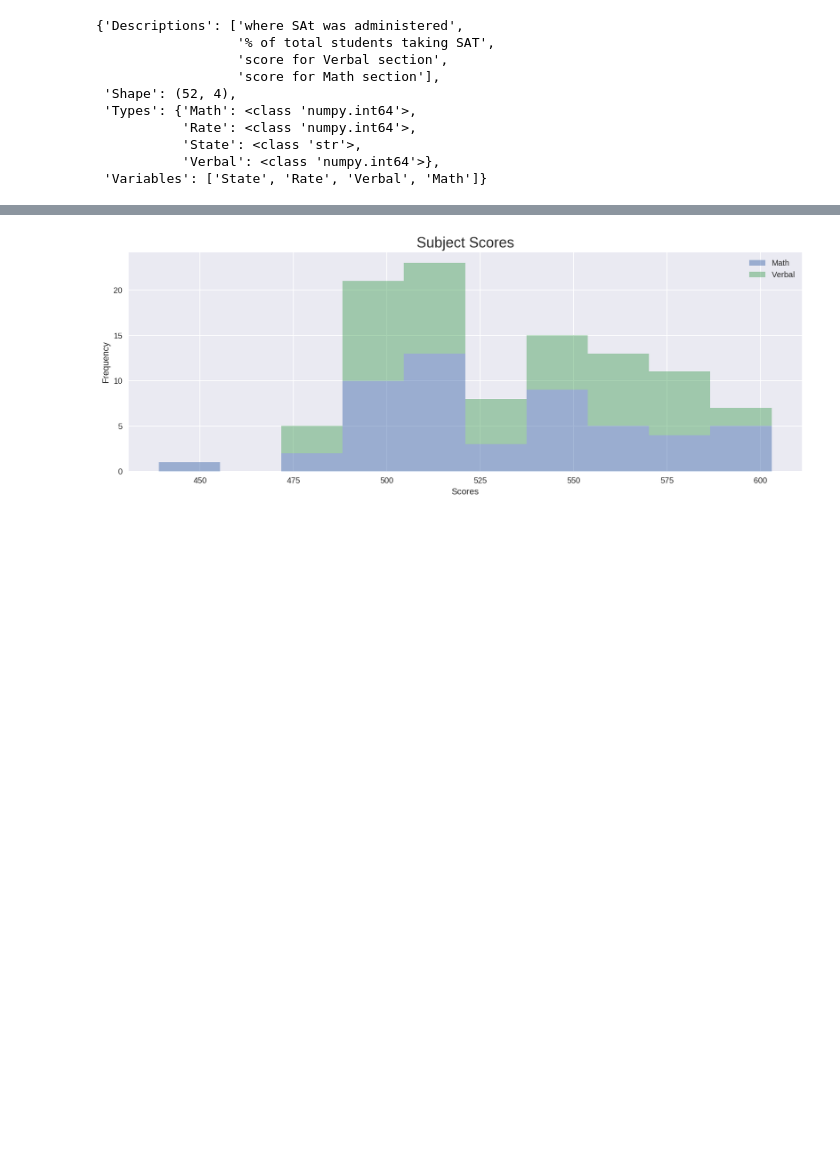
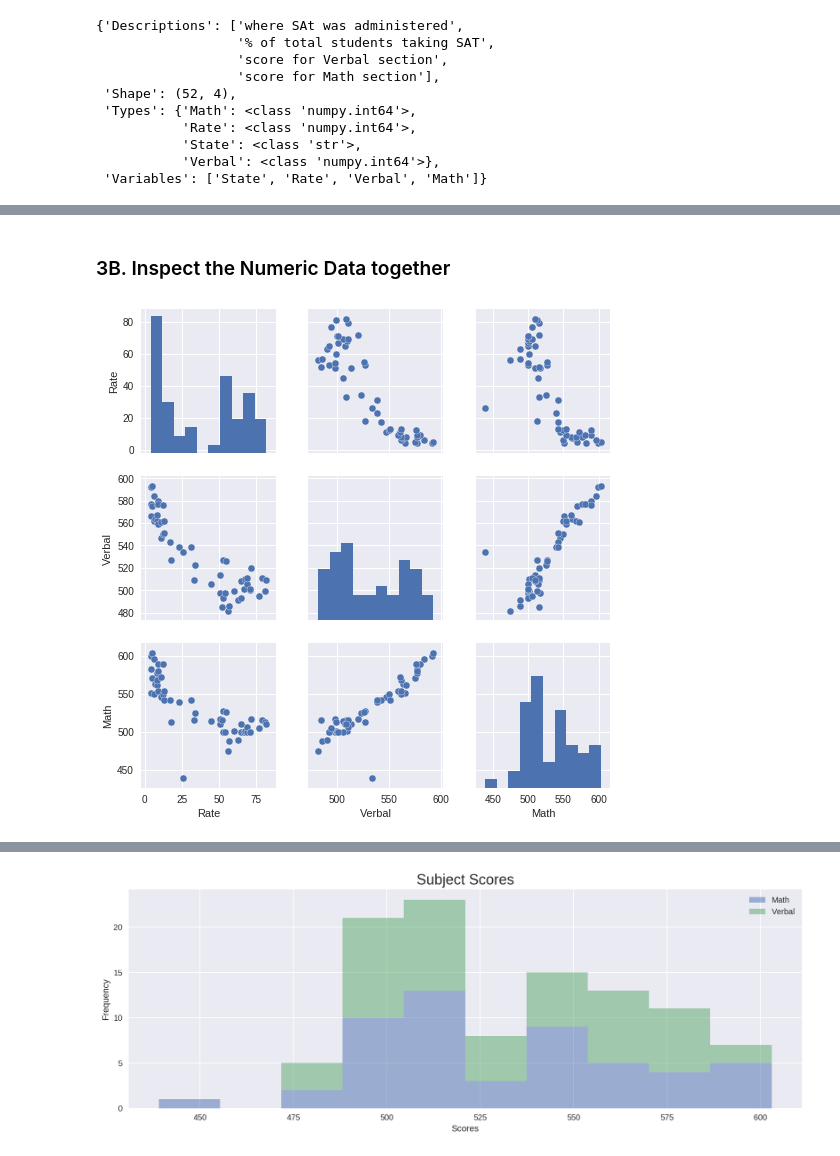
Before and after one commit to godsylla/Civic-Data-Analysis, a Jupyter notebook: ipynb/Civic-Data-Analysis.ipynb, the cells around one changed output, grey strips where cells are left out. Saved outputs shown, nothing was run; the diff lists cells and outputs as text; code cells hidden in the pictures; blank space fills up the shorter version.

```diff
--- a/ipynb/Civic-Data-Analysis.ipynb
+++ b/ipynb/Civic-Data-Analysis.ipynb
@@ -384,0 +378,6 @@ import matplotlib.pyplot as plt
+# %% [markdown]
+### 3B. Inspect the Numeric Data together
+# %%
+_ = sns.pairplot(sat_scores_df)
+# %% [output]
+[figure, added]
```
Also changed, not shown: parts of 45 cells of this notebook.
